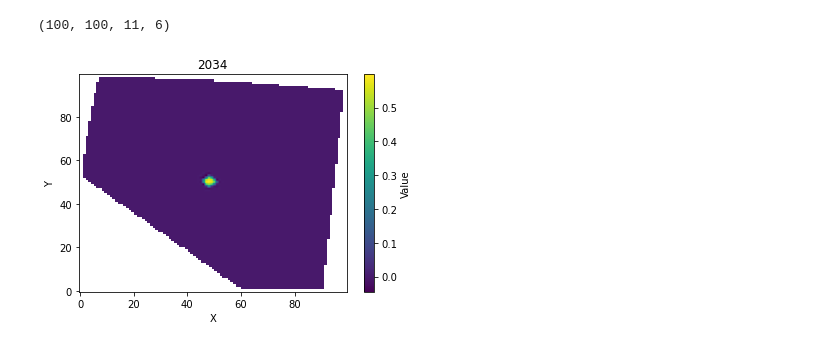
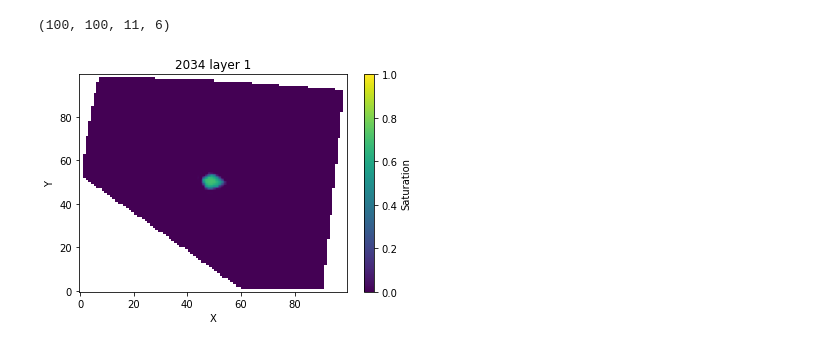
Before and after one commit to JihuiDing/pyCCUS-public, a Jupyter notebook: JD_folder/JD_plots.ipynb, the cells around one changed output. Cells and saved outputs as stored; diff of their text form; code cells hidden in the pictures.

```diff
--- a/JD_folder/JD_plots.ipynb
+++ b/JD_folder/JD_plots.ipynb
@@ -12,14 +13,16 @@ arr = np.load(os.path.join(folder_path, 'case1_SG.npy')) #SG, PRES, VERDSPLGEO
 arr.shape
 # %% [output]
 (100, 100, 11, 6)
-# %%
-plt.imshow(arr[:,:,0,5], origin='lower', cmap='viridis', interpolation=None, aspect='auto', vmin=None, vmax=None)
-#plt.imshow(val_new, extent=[x_new.min(), x_new.max(), y_new.min(), y_new.max()], origin='lower', cmap='viridis', aspect='auto')
-plt.colorbar(label='Value')
-plt.xlabel('X')
-plt.ylabel('Y')
-plt.title('2034')
-plt.show()
-# %% [output]
-[figure, removed]
+# %%
+prop = "SG"; layer = 1; year = 2034 #2024, 26, 28, 30, 32, 34
+arr = np.load(os.path.join(folder_path, f'case1_{prop}.npy')) #SG, PRES, VERDSPLGEO
+plt.imshow(arr[:,:,layer-1,int((year-2024)/2)], origin='lower', cmap='viridis', interpolation=None, aspect='auto', vmin=0, vmax=1)
+#plt.imshow(val_new, extent=[x_new.min(), x_new.max(), y_new.min(), y_new.max()], origin='lower', cmap='viridis', aspect='auto')
+plt.colorbar(label="Saturation")
+plt.xlabel('X')
+plt.ylabel('Y')
+plt.title(f'{year} layer {layer}')
+plt.show()
+# %% [output]
+[figure, added]
 # %%
```
Also changed, not shown: parts of 4 cells of this notebook, 1 other file.
